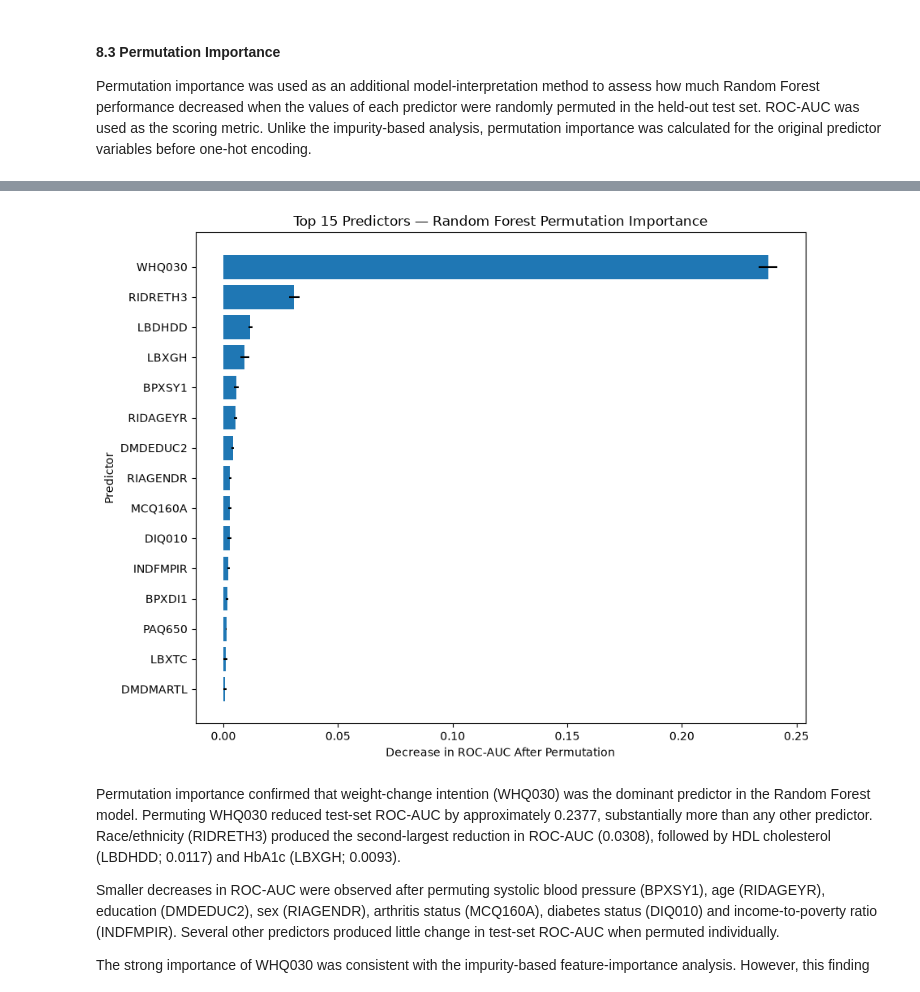
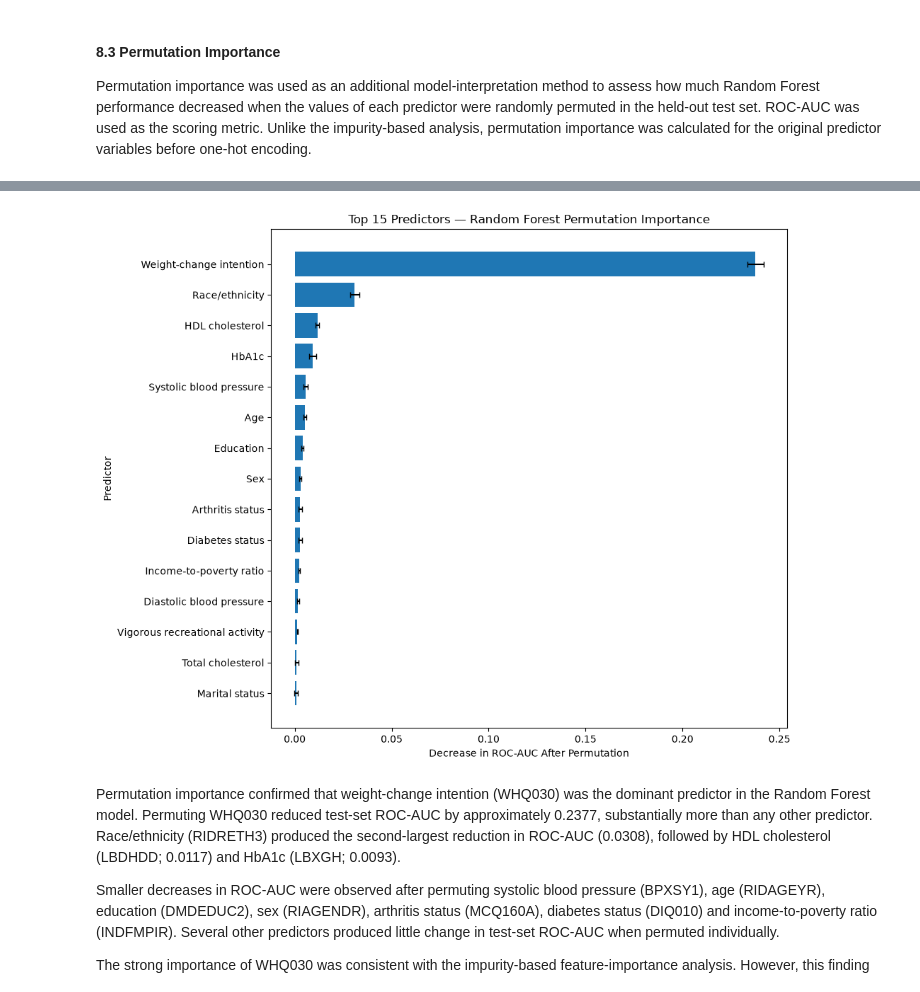
Before and after one commit to Akazong/NHANES-Obesity-Classification, a Jupyter notebook: notebooks/04_classification_modelling.ipynb, the cells around one changed output, grey strips where cells are left out. Cells and saved outputs as stored; diff of their text form; code cells hidden in the pictures.

```diff
--- a/notebooks/04_classification_modelling.ipynb
+++ b/notebooks/04_classification_modelling.ipynb
@@ -1146,28 +1266,29 @@ permutation_df.round(4)
 # %%
 # Plot top 15 permutation importances
 
 top_permutation = (
     permutation_df
     .head(15)
     .sort_values("Importance_Mean", ascending=True)
 )
 
-plt.figure(figsize=(9, 7))
+plt.figure(figsize=(10, 8))
 
 plt.barh(
-    top_permutation["Predictor"],
+    top_permutation["Feature_Label"],
     top_permutation["Importance_Mean"],
-    xerr=top_permutation["Importance_SD"]
+    xerr=top_permutation["Importance_SD"],
+    capsize=3
 )
 
 plt.xlabel("Decrease in ROC-AUC After Permutation")
 plt.ylabel("Predictor")
 plt.title("Top 15 Predictors — Random Forest Permutation Importance")
 
 plt.tight_layout()
 plt.show()
 # %% [output]
-[figure, old version]
+[figure, new version]
 # %% [markdown]
 Permutation importance confirmed that weight-change intention (WHQ030) was the dominant predictor in the Random Forest model. Permuting WHQ030 reduced test-set ROC-AUC by approximately 0.2377, substantially more than any other predictor. Race/ethnicity (RIDRETH3) produced the second-largest reduction in ROC-AUC (0.0308), followed by HDL cholesterol (LBDHDD; 0.0117) and HbA1c (LBXGH; 0.0093).
 
```
Also changed, not shown: parts of 6 cells of this notebook.
